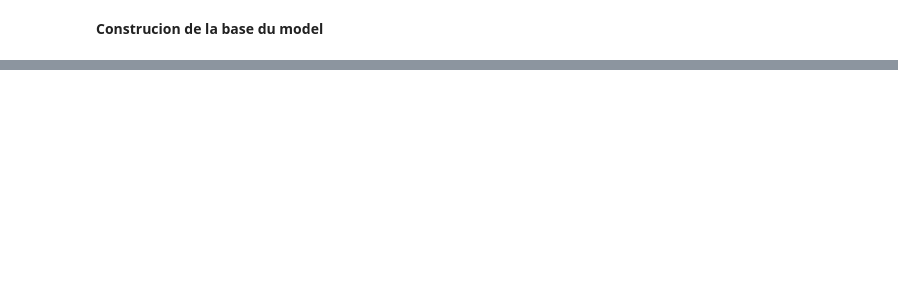
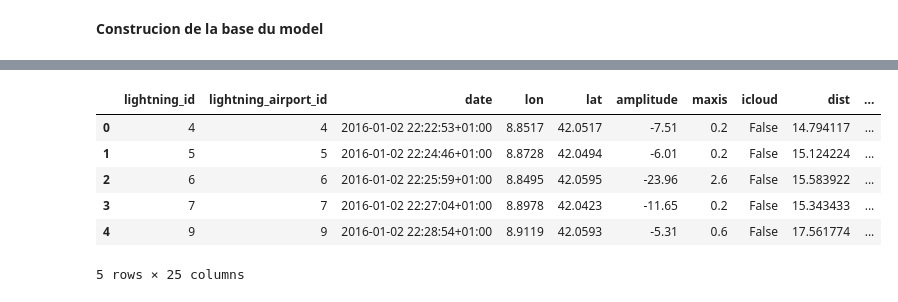
Before and after one commit to Houda-git/Data-Battle, a Jupyter notebook: Untitled.ipynb, the cells around one changed output, grey strips where cells are left out. Saved outputs shown, nothing was run; the diff lists cells and outputs as text; code cells hidden in the pictures; blank space fills up the shorter version.

Commit message:
Analyse faite et Nettoyage de la data

```diff
--- a/Untitled.ipynb
+++ b/Untitled.ipynb
@@ -1081,8 +1111,78 @@ Ces observations fournissent une base solide pour la construction de modèles pr
 # %%
 df_model = df.copy()
 
+# =========================
+# Transtypage
+# =========================
+# On va utiliser l'heure lcale de Paris pour uniformiser les données
 df_model["date"] = pd.to_datetime(df_model["date"], utc=True, errors="coerce")
+df_model["date"] = df_model["date"].dt.tz_convert("Europe/Paris")
+df_model["date"].isna().sum() # les dates invalides sont transformé par coerce en NaN
+
 
 num_cols = ["lon", "lat", "amplitude", "maxis", "dist", "azimuth"]
 for col in num_cols:
     df_model[col] = pd.to_numeric(df_model[col], errors="coerce")
+
+
+
+# On enlève les NaN
+df_model = df_model.dropna(subset=["date"])
+df_model = df_model.dropna(subset=num_cols)
+
+# =========================
+# Tri chronologique
+# =========================
+df_model = df_model.sort_values(
+    ["airport", "airport_alert_id", "date"]
+).reset_index(drop=True)
+
+
+# =========================
+# Pour le dataset supervisé final :
+# on garde uniquement les lignes appartenant à une alerte identifiée
+# =========================
+df_model = df_model.dropna(subset=["airport_alert_id"])
+
+
+# =========================
+# Nettoyage des valeurs aberrantes
+# =========================
+
+# D'apres EDA les amplitudes ne dépassent pas en générales 260 en valeur absolue
+# Laisser des valeurs aberrante (> 300) peut perturber le modèle
+df_model = df_model[df_model["amplitude"].abs() < 300]
+
+# De meme les strikes trops loin sont souvent du bruit (ils servent àrien car ils comptent pas
+# et pourtant elles peuvent perturber le modèle)
+df_model = df_model[df_model["dist"] < 200]
+
+# Le max de maixs qu'on a trouvé en EDA est 6.9 ~ 7, et c'est extrement rare, donc un maxis>1à est aberrant
+df_model = df_model[df_model["maxis"] < 10]
+
+
+# =========================
+# Variable binaire et OHE
+# =========================
+# is_cloud_ground à  True est plus parlante que is_intra_nuage à False
+df_model = df_model.dropna(subset=["icloud"]) # juste une précaution
+df_model["is_cloud_ground"] = (~df_model["icloud"]).astype(int)
+
+# OneHotEncoding pour les aéroport
+df_model["airport_name"] = df_model["airport"] # on garde les noms comme précuations mais ils vont pas etre utilisés en training
+df_model = pd.get_dummies(df_model, columns=["airport"], drop_first=True)
+#df_model = pd.get_dummies(df_model, columns=["airport"], drop_first=True)
+
+# =========================
+# Target + features + Eviter le Leakage
+# =========================
+df_model = df_model.dropna(subset=["is_last_lightning_cloud_ground"])
+
+y = df_model["is_last_lightning_cloud_ground"].astype(int)
+X = df_model.drop(columns=["is_last_lightning_cloud_ground"])
+
+print("Nombre de lignes :", len(df_model))
+print("Nombre d'alertes :", df_model["airport_alert_id"].nunique())
+print(df_model.isna().sum())
+df_model.head()
+# %% [output]
@@ -1088,0 +1206,7 @@ for col in num_cols:
+|  | lightning_id | lightning_airport_id | date | lon | lat | amplitude | maxis | icloud | dist | ... |
+| 0 | 4 | 4 | 2016-01-02 22:22:53+01:00 | 8.8517 | 42.0517 | -7.51 | 0.2 | False | 14.794117 | ... |
+| 1 | 5 | 5 | 2016-01-02 22:24:46+01:00 | 8.8728 | 42.0494 | -6.01 | 0.2 | False | 15.124224 | ... |
+| 2 | 6 | 6 | 2016-01-02 22:25:59+01:00 | 8.8495 | 42.0595 | -23.96 | 2.6 | False | 15.583922 | ... |
+| 3 | 7 | 7 | 2016-01-02 22:27:04+01:00 | 8.8978 | 42.0423 | -11.65 | 0.2 | False | 15.343433 | ... |
+| 4 | 9 | 9 | 2016-01-02 22:28:54+01:00 | 8.9119 | 42.0593 | -5.31 | 0.6 | False | 17.561774 | ... |
+5 rows × 25 columns
```
Also changed, not shown: parts of 3 cells of this notebook.
